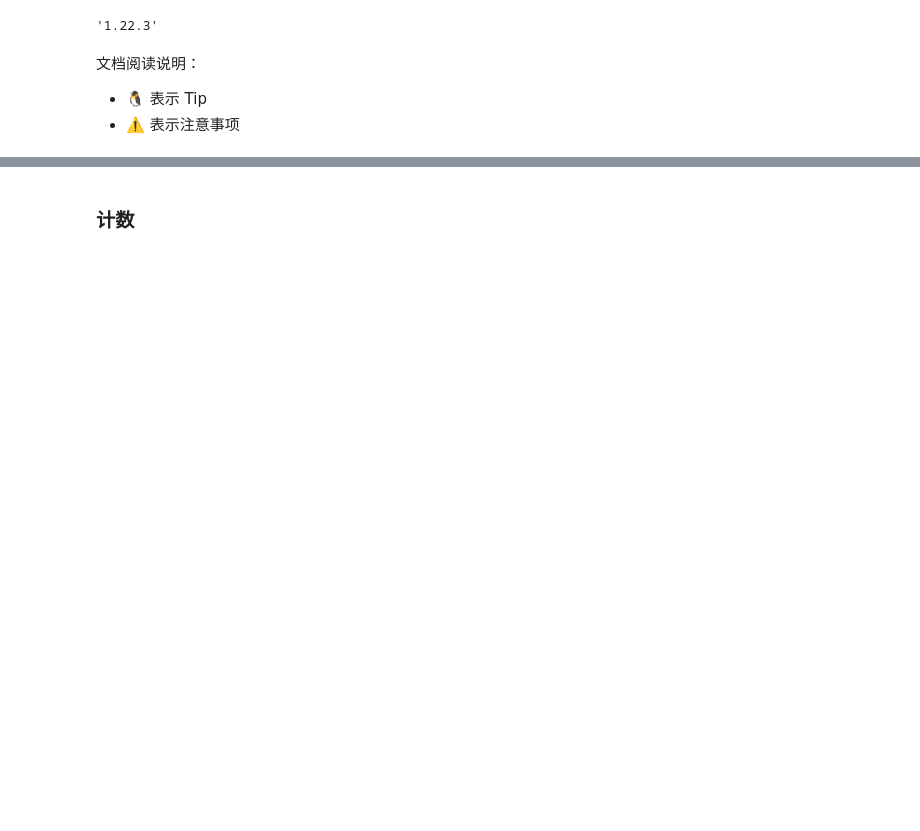
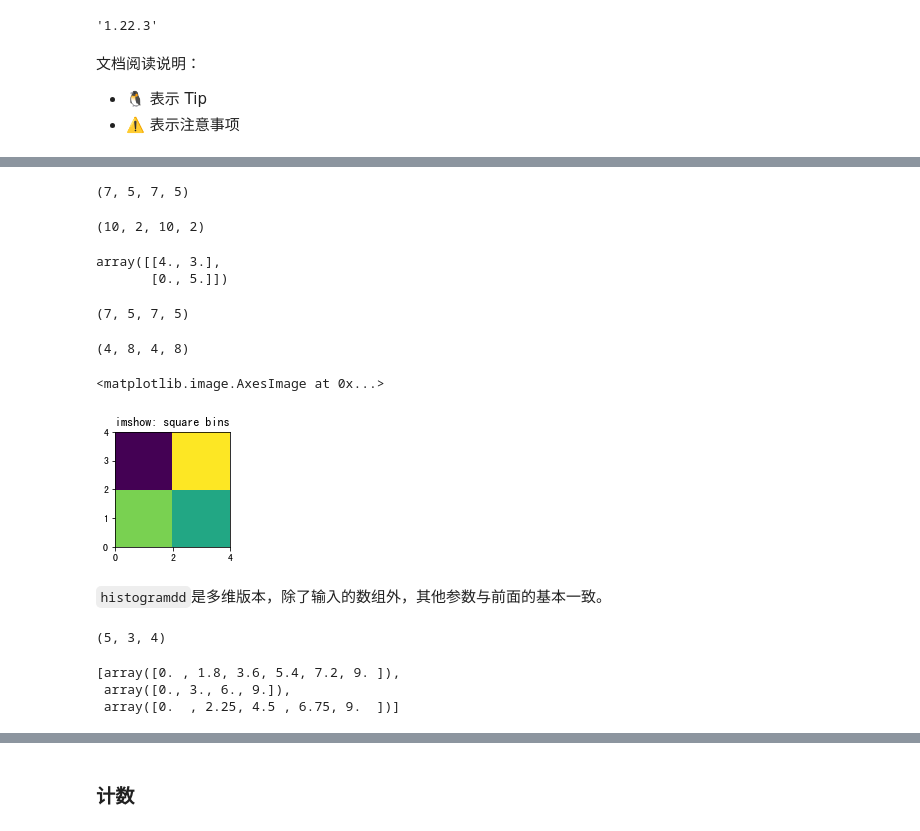
Before and after one commit to datawhalechina/powerful-numpy, a Jupyter notebook: src/skilled/ch05-probability_statistics.ipynb, the cells around one changed output, grey strips where cells are left out. Drawn from its saved outputs; the diff is of its cells as text; code cells hidden in the pictures; blank space fills up the shorter version.

```diff
--- a/src/skilled/ch05-probability_statistics.ipynb
+++ b/src/skilled/ch05-probability_statistics.ipynb
@@ -12,0 +248,4 @@ np.__version__
+# %%
+rng = np.random.default_rng(42)
+a = rng.integers(0, 5, (3, 4))
+a
@@ -12,0 +338,4 @@ np.__version__
+# %%
+rng = np.random.default_rng(42)
+d = rng.integers(0, 5, (3, 4))
+d
@@ -12,0 +352,32 @@ np.__version__
+# %%
+(a.flatten() < 3).sum(), (a.flatten() >=3).sum(), 7+0, 3+2
+# %% [output]
+(7, 5, 7, 5)
+# %%
+(c.flatten()<9).sum(), (c.flatten()>=9).sum(), 7+3, 0+2
+# %% [output]
+(10, 2, 10, 2)
+# %%
+Had, xe,ye = np.histogram2d(a.flatten(), d.flatten(), bins=[[0,3,4], [0,2,4]])
+Had
+# %% [output]
+array([[4., 3.],
+       [0., 5.]])
+# %%
+(a.flatten() < 3).sum(), (a.flatten() >=3).sum(), 4+3, 0+5
+# %% [output]
+(7, 5, 7, 5)
+# %%
+(d.flatten()<2).sum(), (d.flatten()>=2).sum(), 4+0,3+5
+# %% [output]
+(4, 8, 4, 8)
+# %%
+import matplotlib.pyplot as plt
+fig = plt.figure(figsize=(7, 3))
+ax = fig.add_subplot(131, title='imshow: square bins')
+plt.imshow(Had, interpolation='nearest', origin='lower', extent=[xe[0], xe[-1], ye[0], ye[-1]])
+# %% [output]
+<matplotlib.image.AxesImage at 0x...>
+[figure, added]
+# %% [markdown]
+`histogramdd`是多维版本，除了输入的数组外，其他参数与前面的基本一致。
@@ -12,0 +389,10 @@ np.__version__
+# %%
+H.shape
+# %% [output]
+(5, 3, 4)
+# %%
+edges
+# %% [output]
+[array([0. , 1.8, 3.6, 5.4, 7.2, 9. ]),
+ array([0., 3., 6., 9.]),
+ array([0.  , 2.25, 4.5 , 6.75, 9.  ])]
```
Also changed, not shown: parts of 112 cells of this notebook.
